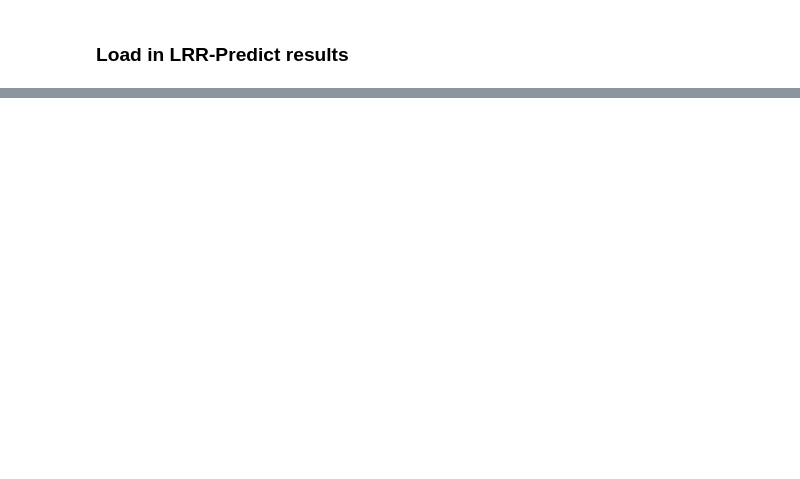
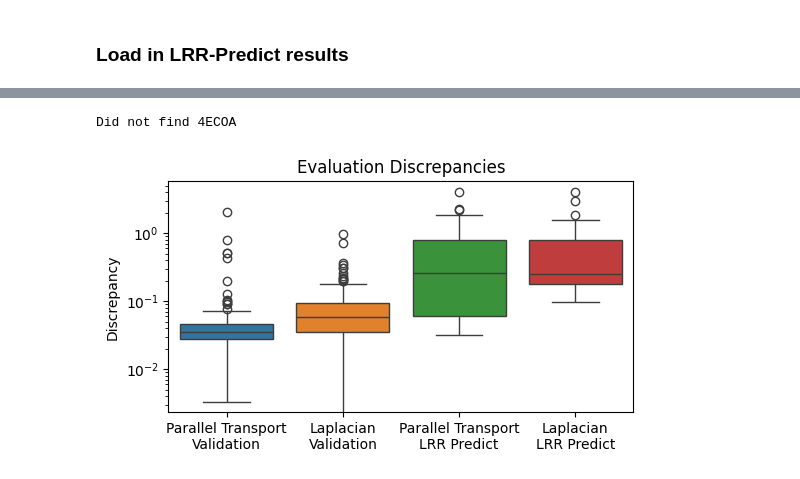
Before and after one commit to DanielleMStevens/LRR-Annotation, a Jupyter notebook: figures/Evaluation.ipynb, the cells around one changed output, grey strips where cells are left out. Saved outputs shown, nothing was run; the diff lists cells and outputs as text; code cells hidden in the pictures; blank space fills up the shorter version.

Commit message:
Fixing evaluation notebook

```diff
--- a/figures/Evaluation.ipynb
+++ b/figures/Evaluation.ipynb
@@ -78,0 +85,9 @@ for i, p in enumerate(proteins):
+# %%
+ground_truth = {}
+for [p, t, seq] in pd.read_csv("../data/LRRPredictor_validation_groundTruth.csv").values:
+    if t == "LRR motifs":
+        locs = []
+        for i, c in enumerate(seq):
+            if c != '-':
+                locs.append(i)
+        ground_truth[p] = np.array(locs, dtype=int)
@@ -78,0 +96,7 @@ for i, p in enumerate(proteins):
+# %%
+loader = Loader()
+loader.load_batch("../data/validation_pdb")
+analyzerv = Analyzer()
+analyzerv.load_structures(loader.structures)
+analyzerv.compute_windings()
+analyzerv.compute_regressions()
@@ -78,0 +105,35 @@ for i, p in enumerate(proteins):
+# %%
+import seaborn as sns
+
+proteins_list = list(ground_truth.keys())
+discrepancies_parallel_validation = np.zeros(len(proteins_list))
+discrepancies_laplace_validation = np.zeros(len(proteins_list))
+for i, p in enumerate(proteins_list):
+    gt = ground_truth[p]
+    found = False
+    for p2 in analyzerv.breakpoints.keys():
+        if p in p2:
+            p = p2
+            found = True
+    if found:
+        breakpoints = analyzerv.breakpoints[p]
+        a = breakpoints[0]
+        b = breakpoints[-1]
+        discrepancies_parallel_validation[i] = compute_lrr_discrepancy(analyzerv.windings[p], gt, a, b)
+        discrepancies_laplace_validation[i] = compute_lrr_discrepancy(analyzerv.lwindings[p], gt, a, b)
+    else:
+        print("Did not find", p)
+
+bins = np.linspace(0, 2.5, 50)
+data = {"Parallel Transport\nValidation":discrepancies_parallel_validation, "Laplacian\nValidation":discrepancies_laplace_validation,
+        "Parallel Transport\nLRR Predict":np.pad(discrepancies_parallel, (0, 178-127), 'constant', constant_values=(0, np.inf)),
+        "Laplacian\nLRR Predict":np.pad(discrepancies_laplace, (0, 178-127), 'constant', constant_values=(0, np.inf))}
+plt.figure(figsize=(6, 3))
+sns.boxplot(pd.DataFrame(data=data))
+plt.title("Evaluation Discrepancies")
+plt.yscale("log")
+plt.ylabel("Discrepancy")
+plt.savefig("Evaluation.svg")
+# %% [output]
+Did not find 4ECOA
+[figure, added]
```
Also changed, not shown: parts of 9 cells of this notebook, 3 other files.
